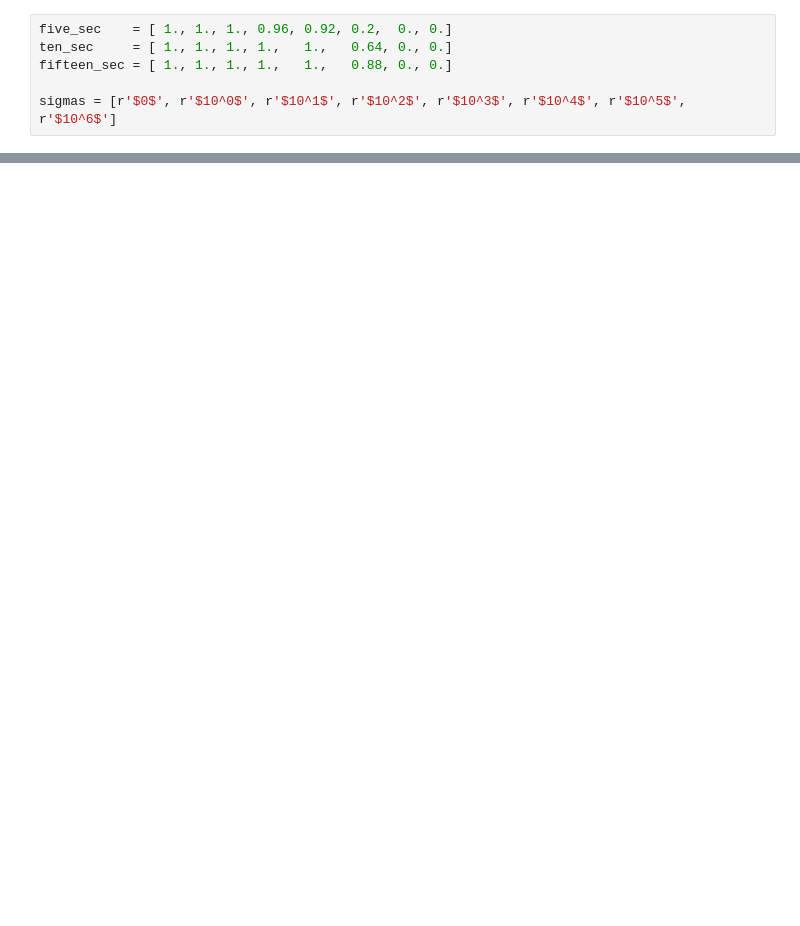
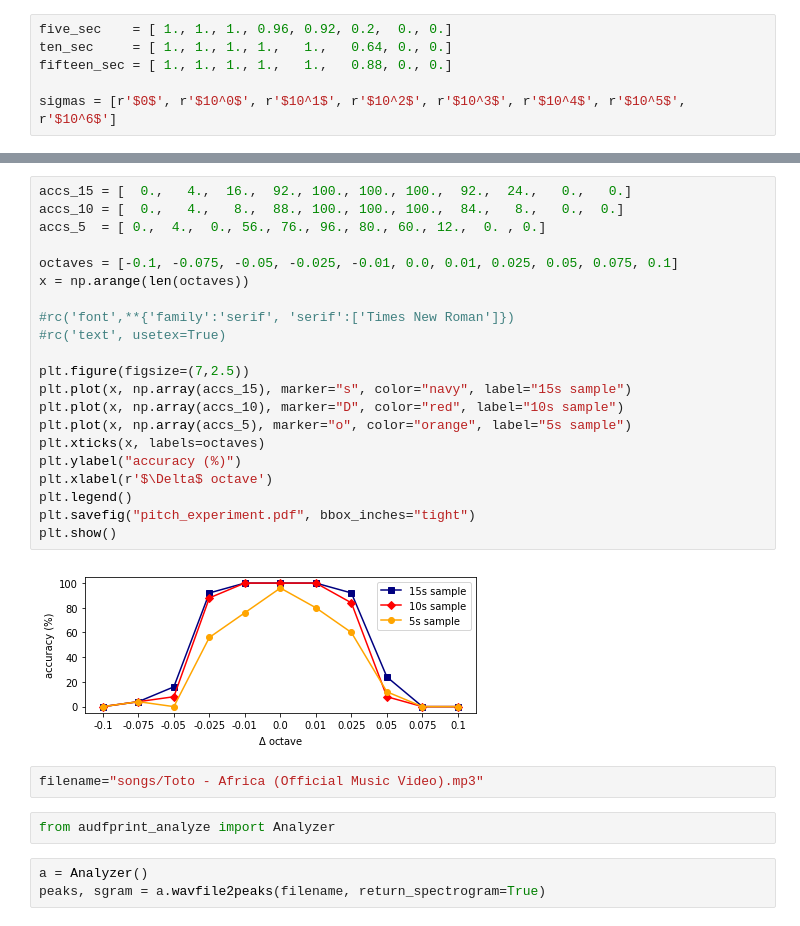
Before and after one commit to Hernqvist/searchproj, a Jupyter notebook: plotting.ipynb, the cells around one changed output, grey strips where cells are left out. Saved outputs shown, nothing was run; the diff lists cells and outputs as text; blank space fills up the shorter version.

```diff
--- a/plotting.ipynb
+++ b/plotting.ipynb
@@ -26,0 +28,30 @@ plt.show()
+# %%
+accs_15 = [  0.,   4.,  16.,  92., 100., 100., 100.,  92.,  24.,   0.,   0.]
+accs_10 = [  0.,   4.,   8.,  88., 100., 100., 100.,  84.,   8.,   0.,  0.]
+accs_5  = [ 0.,  4.,  0., 56., 76., 96., 80., 60., 12.,  0. , 0.]
+
+octaves = [-0.1, -0.075, -0.05, -0.025, -0.01, 0.0, 0.01, 0.025, 0.05, 0.075, 0.1]
+x = np.arange(len(octaves))
+
+#rc('font',**{'family':'serif', 'serif':['Times New Roman']})
+#rc('text', usetex=True)
+
+plt.figure(figsize=(7,2.5))
+plt.plot(x, np.array(accs_15), marker="s", color="navy", label="15s sample")
+plt.plot(x, np.array(accs_10), marker="D", color="red", label="10s sample")
+plt.plot(x, np.array(accs_5), marker="o", color="orange", label="5s sample")
+plt.xticks(x, labels=octaves)
+plt.ylabel("accuracy (%)")
+plt.xlabel(r'$\Delta$ octave')
+plt.legend()
+plt.savefig("pitch_experiment.pdf", bbox_inches="tight")
+plt.show()
+# %% [output]
+[figure, added]
+# %%
+filename="songs/Toto - Africa (Official Music Video).mp3"
+# %%
+from audfprint_analyze import Analyzer
+# %%
+a = Analyzer()
+peaks, sgram = a.wavfile2peaks(filename, return_spectrogram=True)
```
Also changed, not shown: parts of 5 cells of this notebook.
